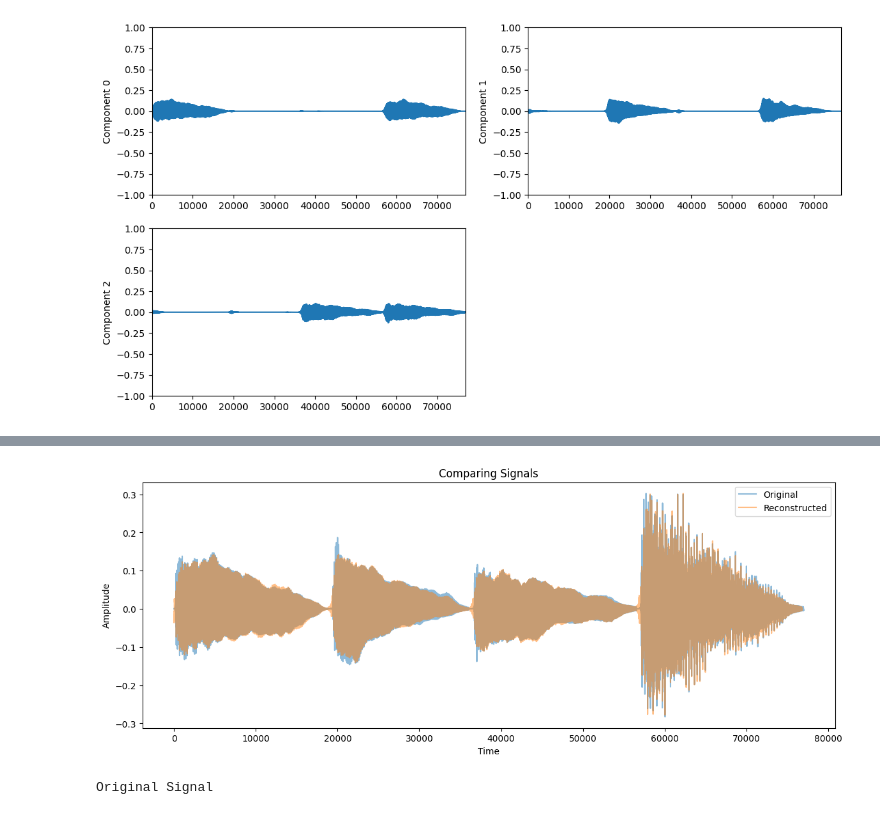
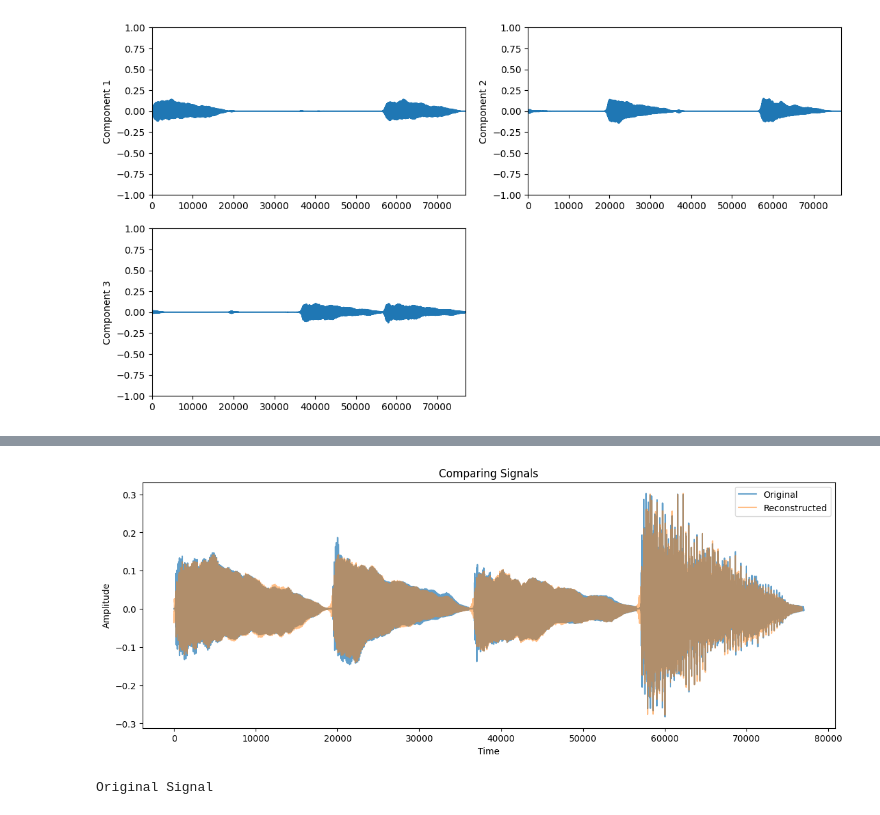
Before and after one commit to alexliebig/UnmaskingTheMelodies, a Jupyter notebook: sharad/nmf.ipynb, the cells around one changed output, grey strips where cells are left out. Saved outputs shown, nothing was run; the diff lists cells and outputs as text; code cells hidden in the pictures.

```diff
--- a/sharad/nmf.ipynb
+++ b/sharad/nmf.ipynb
@@ -54,3 +60,23 @@ print('H Shape:', H.shape)
 # %% [output]
 W Shape: (1025, 3)
 H Shape: (3, 151)
+# %%
+f = plt.figure(figsize=(4,4))
+
+V_plot = plt.axes([0.35, 0.1, 1, 0.6])
+H_plot = plt.axes([0.35, 0.75, 1, 0.15])
+W_plot = plt.axes([0.1, 0.1, 0.2, 0.6])
+
+librosa.display.specshow(W, y_axis='log', sr=sr, x_axis='time', cmap=matplotlib.cm.jet, ax=W_plot)
+librosa.display.specshow(H, y_axis='hz', sr=sr, x_axis='time', cmap=matplotlib.cm.jet, ax=H_plot)
+librosa.display.specshow(Xdb, y_axis='log', sr=sr, x_axis='time', cmap=matplotlib.cm.jet, ax=V_plot)
+
+W_plot.set_title('W', fontsize=10)
+H_plot.set_title('H', fontsize=10)
+
+W_plot.axes.get_xaxis().set_visible(False)
+H_plot.axes.get_xaxis().set_visible(False)
+V_plot.axes.get_yaxis().set_visible(False)
+
+f.suptitle('NMF Decomposition', fontsize=12)
+plt.show()
@@ -57,10 +85,10 @@ H Shape: (3, 151)
 # %%
-plt.figure(figsize=(13, 7))
+plt.figure(figsize=(13, n_components * 2))
 logW = np.log10(W)
 for n in range(n_components):
-    plt.subplot(int(np.ceil(n_components/2)), 2, n+1)
-    plt.plot(logW[:,n])
+    plt.subplot(int(np.ceil(n_components / 2)), 2, n+1)
+    plt.plot(logW[:, n])
     plt.ylim(-3, logW.max())
     plt.xlim(0, W.shape[0])
-    plt.ylabel('Component %d' % n)
+    plt.ylabel(f'Component {n + 1}')
 # %% [output]
@@ -68,9 +96,11 @@ for n in range(n_components):
 # %%
-plt.figure(figsize=(13, 7))
+plt.figure(figsize=(13, n_components * 2))
 for n in range(n_components):
-    plt.subplot(int(np.ceil(n_components/2)), 2, n+1)
+    plt.subplot(int(np.ceil(n_components / 2)), 2, n + 1)
     plt.plot(H[n])
     plt.ylim(0, H.max())
     plt.xlim(0, H.shape[1])
-    plt.ylabel('Component %d' % n)
+    plt.ylabel(f'Component {n + 1}')
+
+plt.show()
 # %% [output]
@@ -80,7 +110,7 @@ reconstructed_components = []
 for n in range(n_components):
 
     # Re-create the STFT of a single NMF component.
-    Y = scipy.outer(W[:,n], H[n]) * phase
+    Y = np.outer(W[:,n], H[n]) * phase
 
     # Transform the STFT into the time domain.
     y = librosa.istft(Y)
@@ -110,18 +152,18 @@ for i in range(n_components):
 # %%
 # Combine the components into a single signal.
 reconstructed_signal = np.sum(reconstructed_components, axis=0)
 
 # plot the reconstructed signal and the original signal
 plt.figure(figsize=(14, 5))
-plt.plot(audio, label='Original', alpha=0.5)
+plt.plot(audio, label='Original', alpha=0.7)
 plt.plot(reconstructed_signal, label='Reconstructed', alpha=0.5)
 plt.title('Comparing Signals')
 plt.xlabel('Time')
 plt.ylabel('Amplitude')
 plt.legend()
 plt.show()
 # %% [output]
-[figure, old version]
+[figure, new version]
 # %%
 # play the original signal
 print('Original Signal')
```
Also changed, not shown: parts of 9 cells of this notebook.
